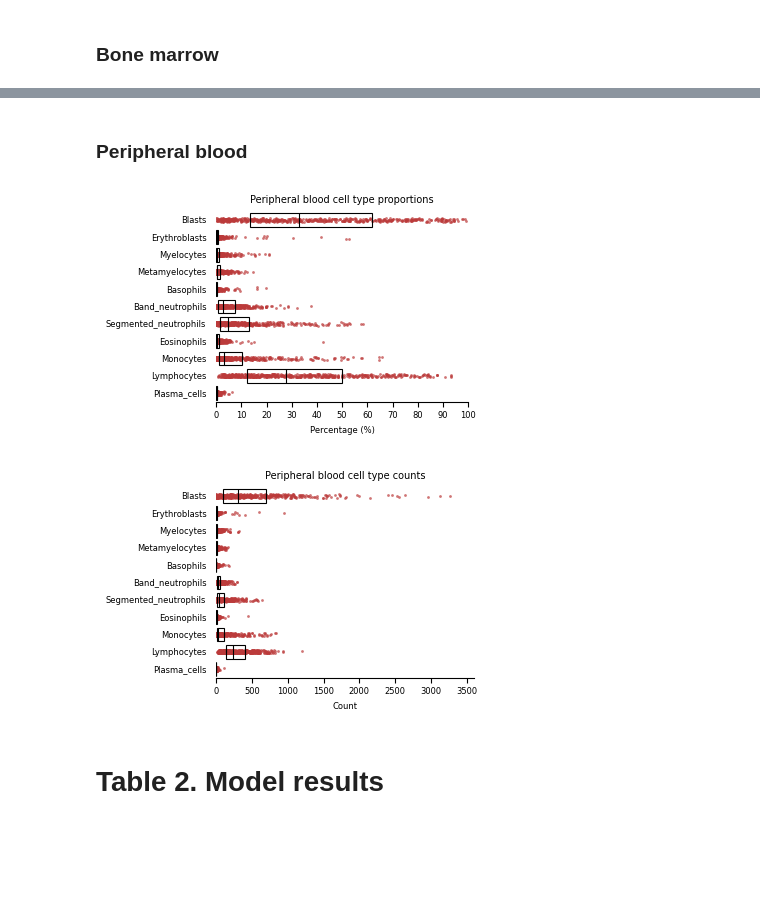
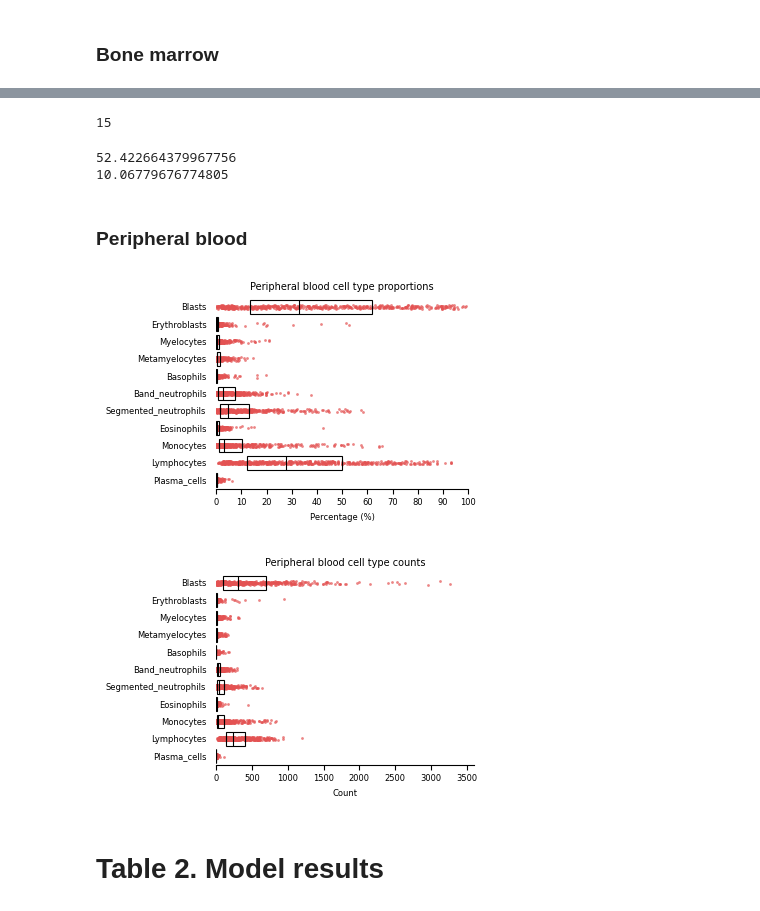
Before and after one commit to purz1/mut-pred-analysis, a Jupyter notebook: archive/data_analysis_30-01-2026.ipynb, the cells around one changed output, grey strips where cells are left out. Cells and saved outputs as stored; diff of their text form; code cells hidden in the pictures; blank space fills up the shorter version.

```diff
--- a/data_analysis.ipynb
+++ b/archive/data_analysis_30-01-2026.ipynb
@@ -2295,43 +2446,53 @@ plot_cell_strip_box(
+# %%
+len(variables_to_include)
+# %% [output]
+15
+# %%
+print(cell_proportions.Blasts.mean())
+print(cell_proportions.Lymphocytes.mean())
+# %% [output]
+52.422664379967756
+10.06779676774805
 # %% [markdown]
 ### Peripheral blood
 # %%
 
 adata_pb = ad.read_h5ad(H5AD_DATA_PATH_PB)
 
 df = adata_pb.obs.copy()
 df = df[["database_id", "album_id", "cell_label"]]
 
 cell_counts, cell_proportions = compute_cell_counts_and_proportions(df)
+
+variables_to_include = [v.replace('_proportion', '') for v in CELL_DIFF_VARIABLE_NAMES_PB.keys()]
+
+# Plot proportions
+plot_cell_strip_box(
+    cell_proportions,
+    variables_to_include,
+    figsize=(4, 2.7),
+    value_name="Cell proportion",
+    color=PERIPHERAL_BLOOD_COLOR,
+    xticks=[0, 10, 20, 30, 40, 50, 60, 70, 80, 90, 100],
+    xlimit=(0, 100),
+    xlabel="Percentage (%)",
+    title="Peripheral blood cell type proportions",
+)
+
+# Plot counts
+plot_cell_strip_box(
+    cell_counts,
+    variables_to_include,
+    figsize=(4, 2.7),
+    value_name="Cell count",
+    color=PERIPHERAL_BLOOD_COLOR,
+    xlabel="Count",
+    xlimit=(0, max(cell_counts[variables_to_include].max()) * 1.1,),
+    title="Peripheral blood cell type counts",
+)
+# %% [output]
+[figure, added]
+[figure, added]
-# %%
-variables_to_include = [v.replace('_proportion', '') for v in CELL_DIFF_VARIABLE_NAMES_PB.keys()]
-
-# Plot proportions
-plot_cell_strip_box(
-    cell_proportions,
-    variables_to_include,
-    figsize=(4, 2.7),
-    value_name="Cell proportion",
-    color="#BB3A3A",
-    xticks=[0, 10, 20, 30, 40, 50, 60, 70, 80, 90, 100],
-    xlimit=(0, 100),
-    xlabel="Percentage (%)",
-    title="Peripheral blood cell type proportions",
-)
-
-# Plot counts
-plot_cell_strip_box(
-    cell_counts,
-    variables_to_include,
-    figsize=(4, 2.7),
-    value_name="Cell count",
-    color="#BB3A3A",
-    xlabel="Count",
-    xlimit=(0, max(cell_counts[variables_to_include].max()) * 1.1,),
-    title="Peripheral blood cell type counts",
-)
-# %% [output]
-[figure, removed]
-[figure, removed]
 # %% [markdown]
 # **Table 2. Model results**
 # %%
```
Also changed, not shown: parts of 38 cells of this notebook, 1 other file.
